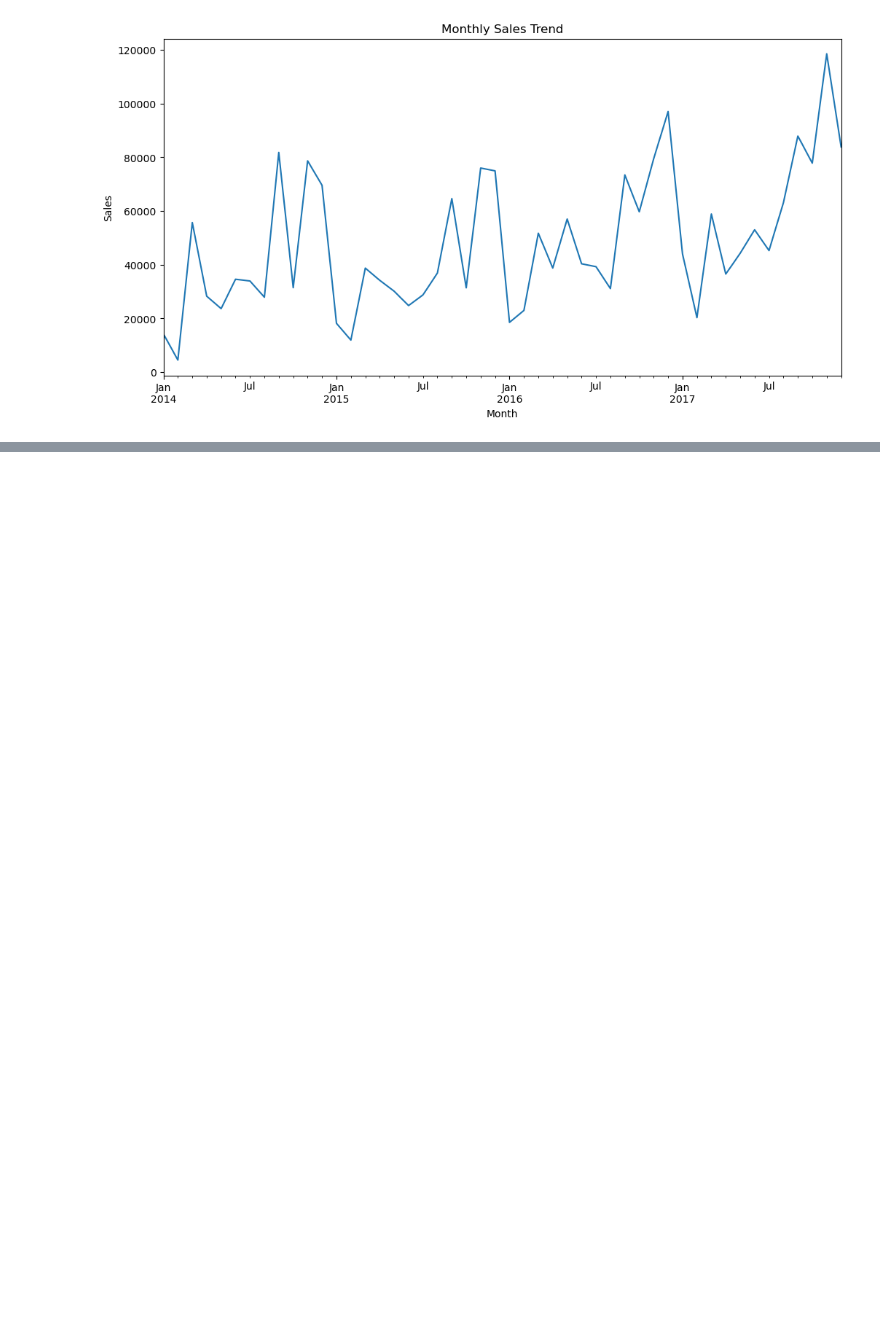
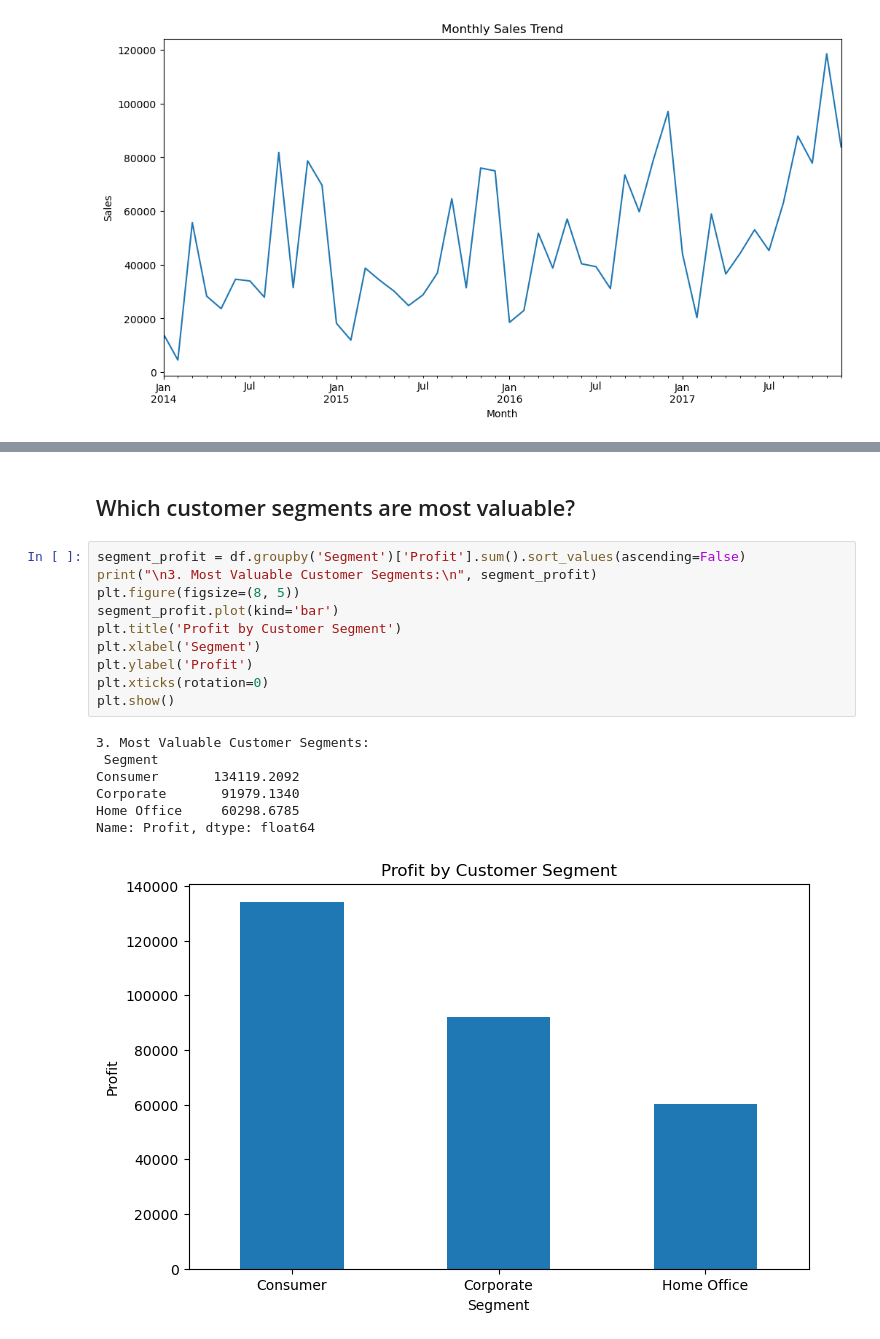
Before and after one commit to Sudha25a/E-Commerce-Project, a Jupyter notebook: E Commerce Analysis .ipynb, the cells around one changed output, grey strips where cells are left out. Saved outputs shown, nothing was run; the diff lists cells and outputs as text; blank space fills up the shorter version.

```diff
--- a/E Commerce Analysis .ipynb
+++ b/E Commerce Analysis .ipynb
@@ -104,0 +129,20 @@ plt.show()
+# %% [markdown]
+## Which customer segments are most valuable?
+# %%
+segment_profit = df.groupby('Segment')['Profit'].sum().sort_values(ascending=False)
+print("\n3. Most Valuable Customer Segments:\n", segment_profit)
+plt.figure(figsize=(8, 5))
+segment_profit.plot(kind='bar')
+plt.title('Profit by Customer Segment')
+plt.xlabel('Segment')
+plt.ylabel('Profit')
+plt.xticks(rotation=0)
+plt.show()
+# %% [output]
+3. Most Valuable Customer Segments:
+ Segment
+Consumer       134119.2092
+Corporate       91979.1340
+Home Office     60298.6785
+Name: Profit, dtype: float64
+[figure, added]
```
Also changed, not shown: parts of 27 cells of this notebook, 2 other files.
